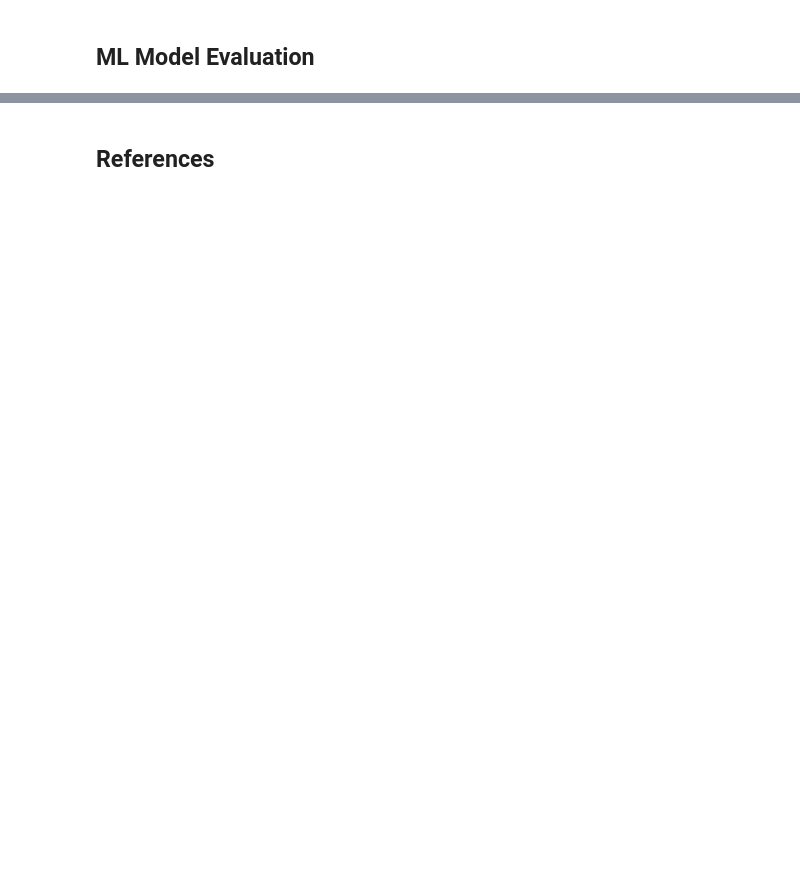
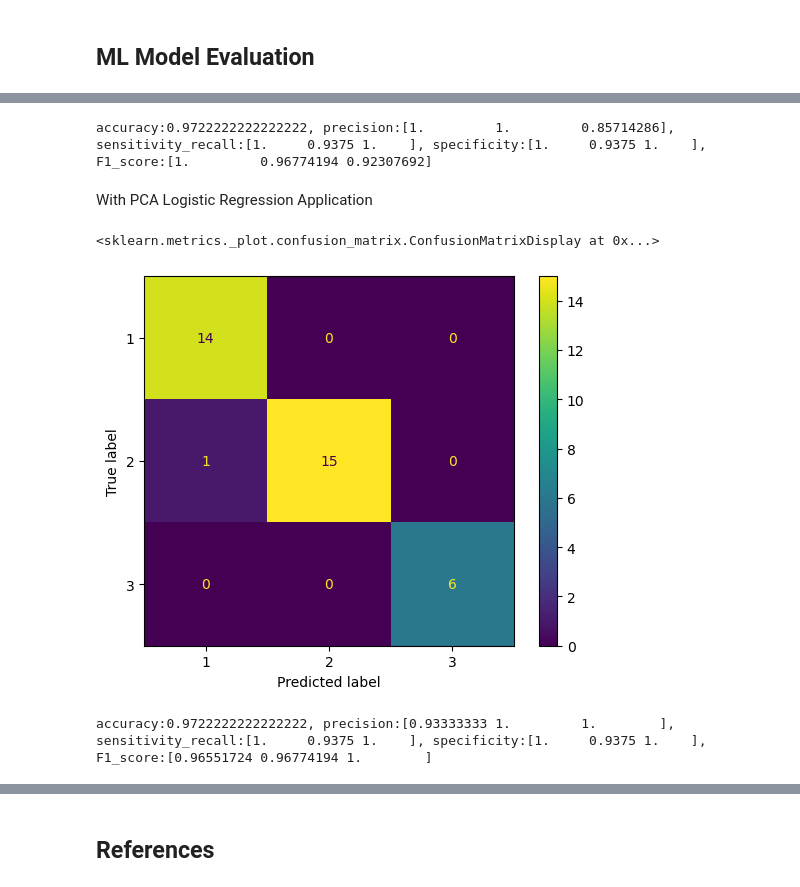
Before and after one commit to jjmartegarcia/machinelearning, a Jupyter notebook: excercises/DimensionalityReduction/DimensionalityReduction.ipynb, the cells around one changed output, grey strips where cells are left out. Cells and saved outputs as stored; diff of their text form; code cells hidden in the pictures; blank space fills up the shorter version.

```diff
--- a/excercises/DimensionalityReduction/DimensionalityReduction.ipynb
+++ b/excercises/DimensionalityReduction/DimensionalityReduction.ipynb
@@ -21,0 +95,9 @@ Please install the following dependencies using pip install:
+# %%
+# Use two components.
+pca = PCA(n_components = 2)
+X_trainPCA = pca.fit_transform(X_train)
+X_testPCA = pca.transform(X_test)
+# %%
+modelPCA = LogisticRegression(random_state = 0)
+modelPCA.fit(X_trainPCA, y_train)
+y_predPCA = modelPCA.predict(X_testPCA)
@@ -23,0 +130,28 @@ Please install the following dependencies using pip install:
+# %%
+# The metrics.
+accuracy = metrics.accuracy_score(y_test, y_pred)
+precision = metrics.precision_score(y_test, y_pred, average=None)
+sensitivity_recall = metrics.recall_score(y_test, y_pred, average=None)
+specificity = metrics.recall_score(y_test, y_pred, average=None)
+F1_score = metrics.f1_score(y_test, y_pred, average=None)
+print(f'accuracy:{accuracy}, precision:{precision}, sensitivity_recall:{sensitivity_recall}, specificity:{specificity}, F1_score:{F1_score}')
+# %% [output]
+accuracy:0.9722222222222222, precision:[1.         1.         0.85714286], sensitivity_recall:[1.     0.9375 1.    ], specificity:[1.     0.9375 1.    ], F1_score:[1.         0.96774194 0.92307692]
+# %% [markdown]
+With PCA Logistic Regression Application
+# %%
+disp = ConfusionMatrixDisplay(confusion_matrix=cm_pca, display_labels=modelPCA.classes_)
+disp.plot()
+# %% [output]
+<sklearn.metrics._plot.confusion_matrix.ConfusionMatrixDisplay at 0x...>
+[figure, added]
+# %%
+# The metrics.
+accuracy = metrics.accuracy_score(y_test, y_predPCA)
+precision = metrics.precision_score(y_test, y_predPCA, average=None)
+sensitivity_recall = metrics.recall_score(y_test, y_predPCA, average=None)
+specificity = metrics.recall_score(y_test, y_predPCA, average=None)
+F1_score = metrics.f1_score(y_test, y_predPCA, average=None)
+print(f'accuracy:{accuracy}, precision:{precision}, sensitivity_recall:{sensitivity_recall}, specificity:{specificity}, F1_score:{F1_score}')
+# %% [output]
+accuracy:0.9722222222222222, precision:[0.93333333 1.         1.        ], sensitivity_recall:[1.     0.9375 1.    ], specificity:[1.     0.9375 1.    ], F1_score:[0.96551724 0.96774194 1.        ]
```
Also changed, not shown: parts of 24 cells of this notebook, 1 other file.
